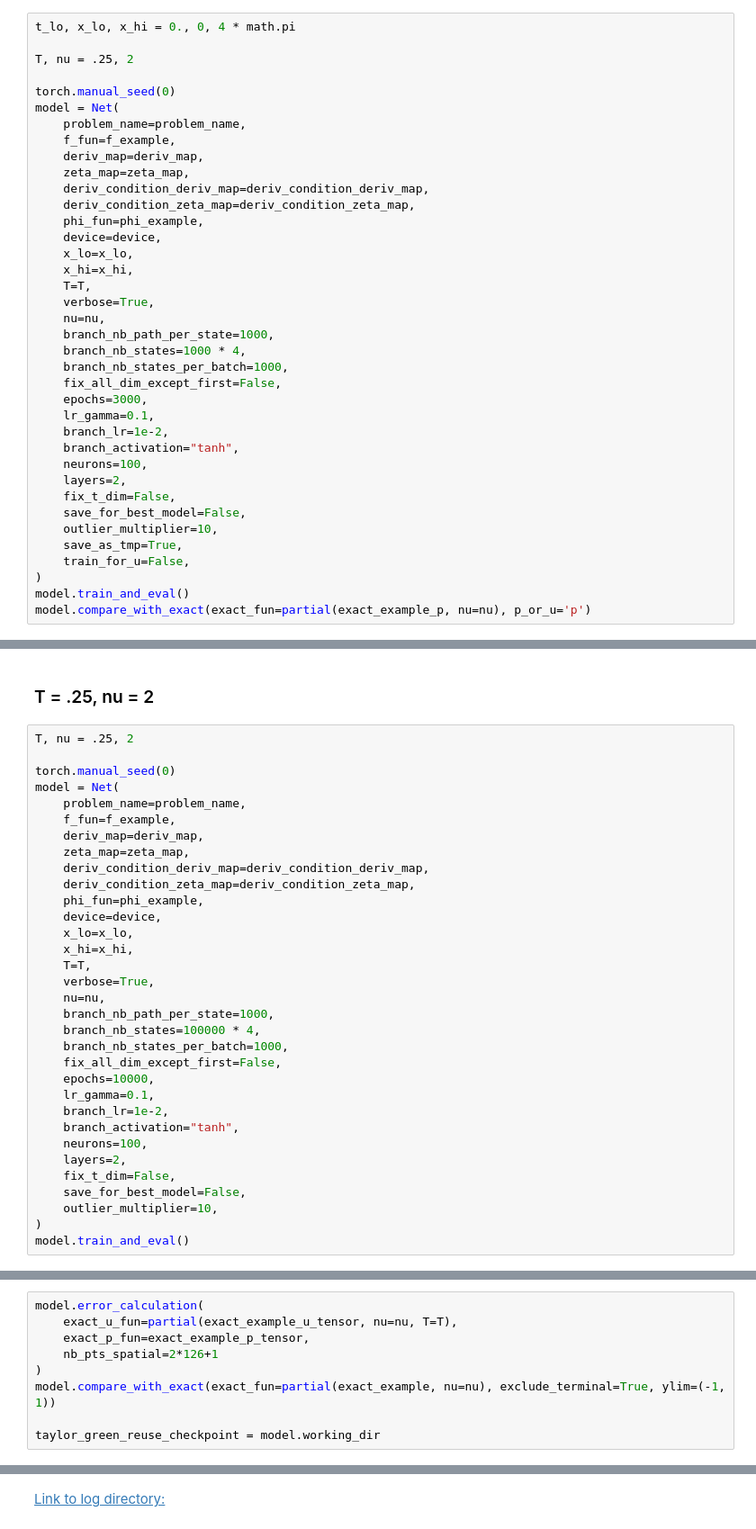
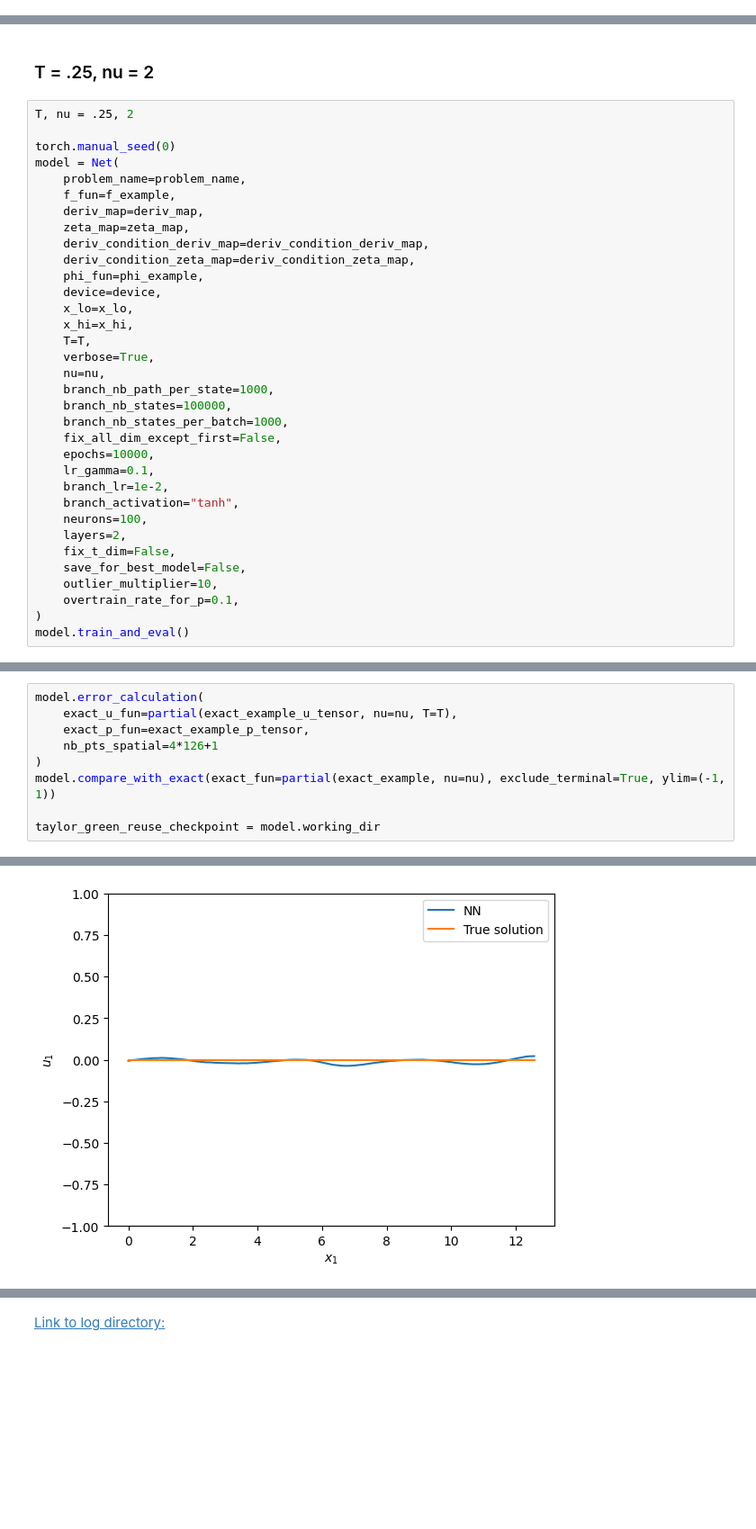
Before and after one commit to nguwijy/deep_branching_with_domain, a Jupyter notebook: notebooks/deep_navier_stokes.ipynb, the cells around one changed output, grey strips where cells are left out. Shown at 90% size. Cells and saved outputs as stored; diff of their text form; blank space fills up the shorter version.

```diff
--- a/notebooks/deep_navier_stokes.ipynb
+++ b/notebooks/deep_navier_stokes.ipynb
@@ -198,38 +74,0 @@ Patch0: pre-training of p with 3000 epochs takes   66 seconds.
-# %%
-t_lo, x_lo, x_hi = 0., 0, 4 * math.pi
-
-T, nu = .25, 2
-
-torch.manual_seed(0)
-model = Net(
-    problem_name=problem_name,
-    f_fun=f_example,
-    deriv_map=deriv_map,
-    zeta_map=zeta_map,
-    deriv_condition_deriv_map=deriv_condition_deriv_map,
-    deriv_condition_zeta_map=deriv_condition_zeta_map,
-    phi_fun=phi_example,
-    device=device,
-    x_lo=x_lo,
-    x_hi=x_hi,
-    T=T,
-    verbose=True,
-    nu=nu,
-    branch_nb_path_per_state=1000,
-    branch_nb_states=1000 * 4,
-    branch_nb_states_per_batch=1000,
-    fix_all_dim_except_first=False,
-    epochs=3000,
-    lr_gamma=0.1,
-    branch_lr=1e-2,
-    branch_activation="tanh",
-    neurons=100,
-    layers=2,
-    fix_t_dim=False,
-    save_for_best_model=False,
-    outlier_multiplier=10,
-    save_as_tmp=True,
-    train_for_u=False,
-)
-model.train_and_eval()
-model.compare_with_exact(exact_fun=partial(exact_example_p, nu=nu), p_or_u='p')
@@ -340,7 +167,7 @@ model = Net(
     verbose=True,
     nu=nu,
     branch_nb_path_per_state=1000,
-    branch_nb_states=100000 * 4,
+    branch_nb_states=100000,
     branch_nb_states_per_batch=1000,
     fix_all_dim_except_first=False,
     epochs=10000,
@@ -352,6 +179,7 @@ model = Net(
     fix_t_dim=False,
     save_for_best_model=False,
     outlier_multiplier=10,
+    overtrain_rate_for_p=0.1,
 )
 model.train_and_eval()
 # %% [output]
@@ -376,8 +204,9 @@ Patch0: pre-training of p with 10000 epochs takes 2882 seconds.
 model.error_calculation(
     exact_u_fun=partial(exact_example_u_tensor, nu=nu, T=T),
     exact_p_fun=exact_example_p_tensor,
-    nb_pts_spatial=2*126+1
+    nb_pts_spatial=4*126+1
 )
 model.compare_with_exact(exact_fun=partial(exact_example, nu=nu), exclude_terminal=True, ylim=(-1, 1))
 
 taylor_green_reuse_checkpoint = model.working_dir
+# %% [output]
@@ -383,0 +230 @@ taylor_green_reuse_checkpoint = model.working_dir
+[figure, added]
```
Also changed, not shown: parts of 17 cells of this notebook.
